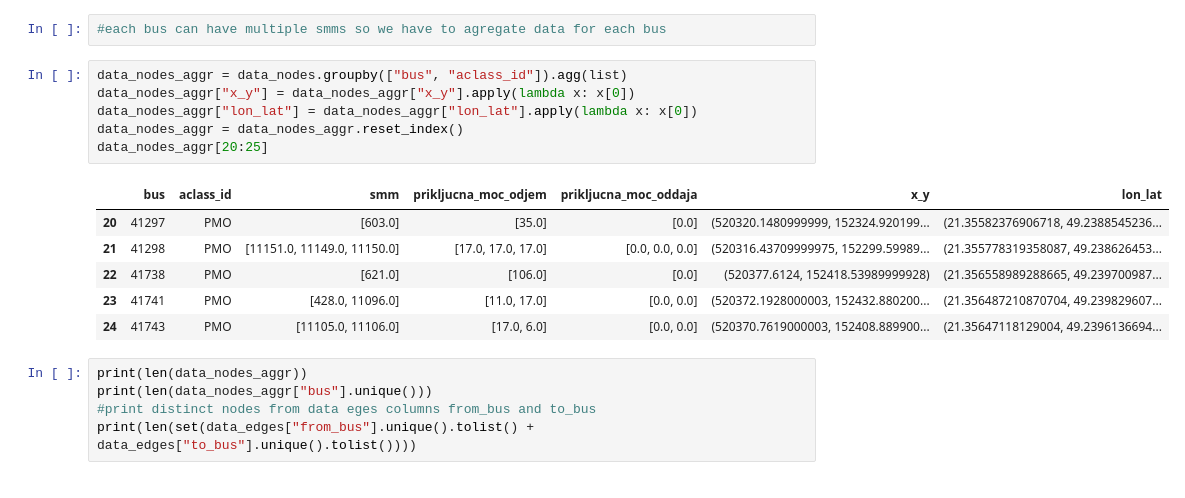
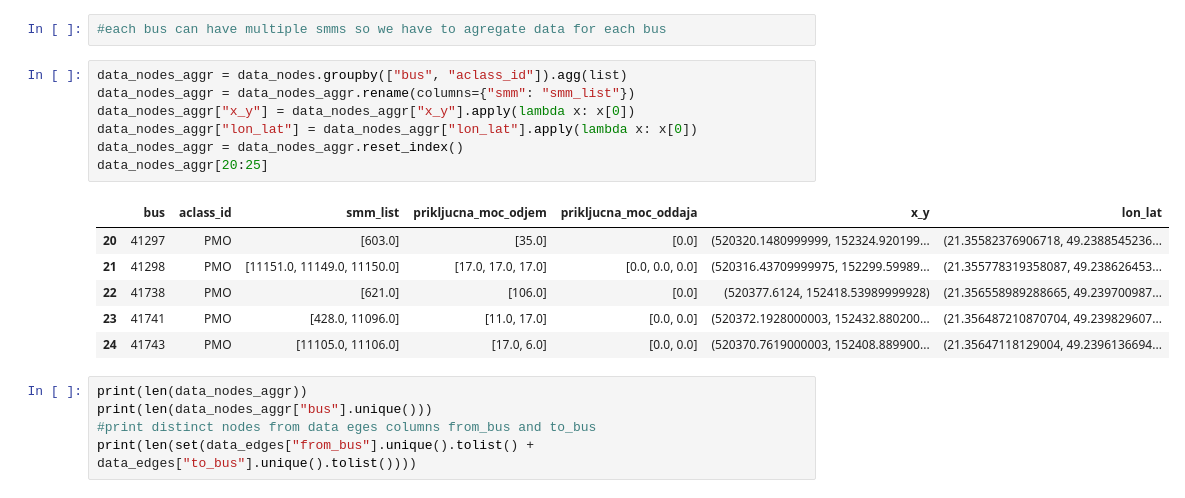
Before and after one commit to Kriznar4/GraphVolt, a Jupyter notebook: notebooks/02-kk-create-nx.ipynb, the cells around one changed output. Saved outputs shown, nothing was run; the diff lists cells and outputs as text.

```diff
--- a/notebooks/02-kk-create-nx.ipynb
+++ b/notebooks/02-kk-create-nx.ipynb
@@ -53,12 +53,13 @@ data_nodes[data_nodes.duplicated(subset=["bus"], keep=False)].head()
 #each bus can have multiple smms so we have to agregate data for each bus
 # %%
 data_nodes_aggr = data_nodes.groupby(["bus", "aclass_id"]).agg(list)
+data_nodes_aggr = data_nodes_aggr.rename(columns={"smm": "smm_list"})
 data_nodes_aggr["x_y"] = data_nodes_aggr["x_y"].apply(lambda x: x[0])
 data_nodes_aggr["lon_lat"] = data_nodes_aggr["lon_lat"].apply(lambda x: x[0])
 data_nodes_aggr = data_nodes_aggr.reset_index()
 data_nodes_aggr[20:25]
 # %% [output]
-|  | bus | aclass_id | smm | prikljucna_moc_odjem | prikljucna_moc_oddaja | x_y | lon_lat |
+|  | bus | aclass_id | smm_list | prikljucna_moc_odjem | prikljucna_moc_oddaja | x_y | lon_lat |
 | 20 | 41297 | PMO | [603.0] | [35.0] | [0.0] | (520320.1480999999, 152324.920199... | (21.35582376906718, 49.2388545236... |
 | 21 | 41298 | PMO | [11151.0, 11149.0, 11150.0] | [17.0, 17.0, 17.0] | [0.0, 0.0, 0.0] | (520316.43709999975, 152299.59989... | (21.355778319358087, 49.238626453... |
 | 22 | 41738 | PMO | [621.0] | [106.0] | [0.0] | (520377.6124, 152418.53989999928) | (21.356558989288665, 49.239700987... |
```
Also changed, not shown: parts of 3 cells of this notebook, 2 other files.
